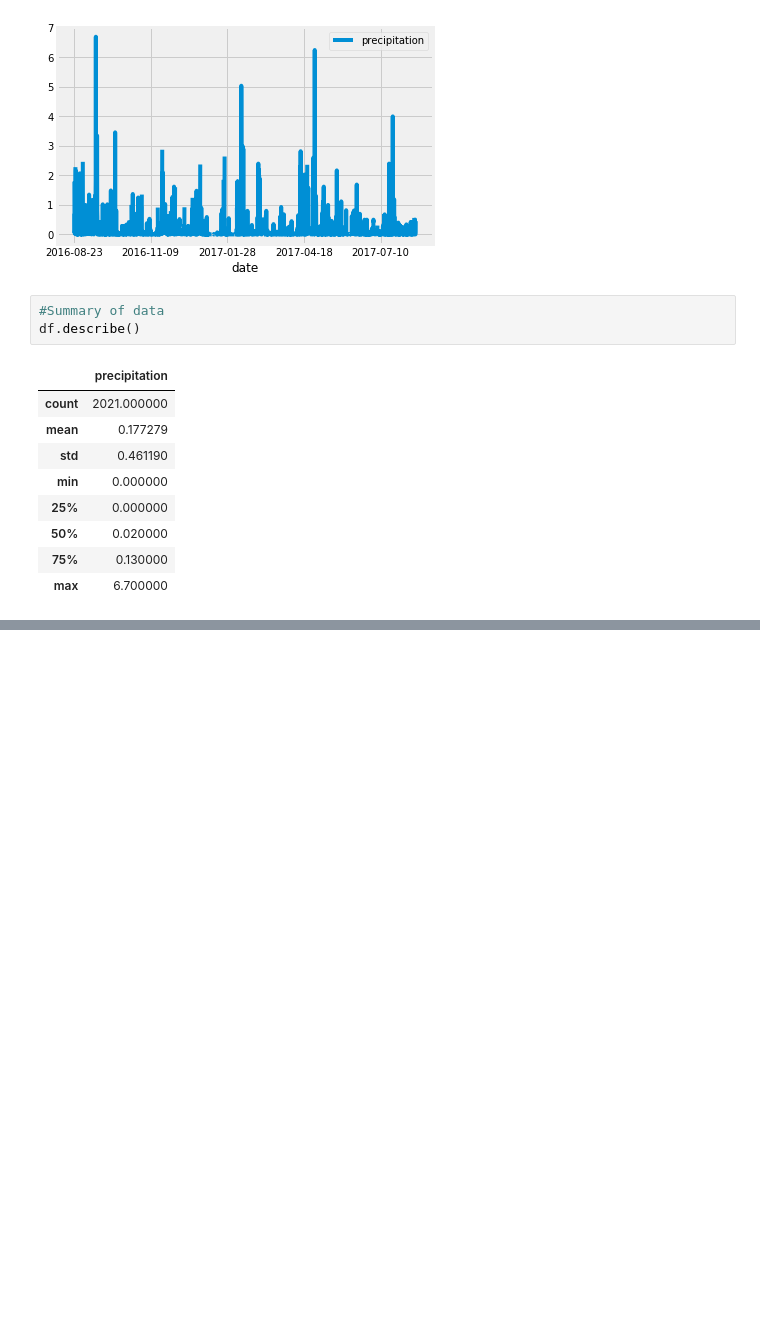
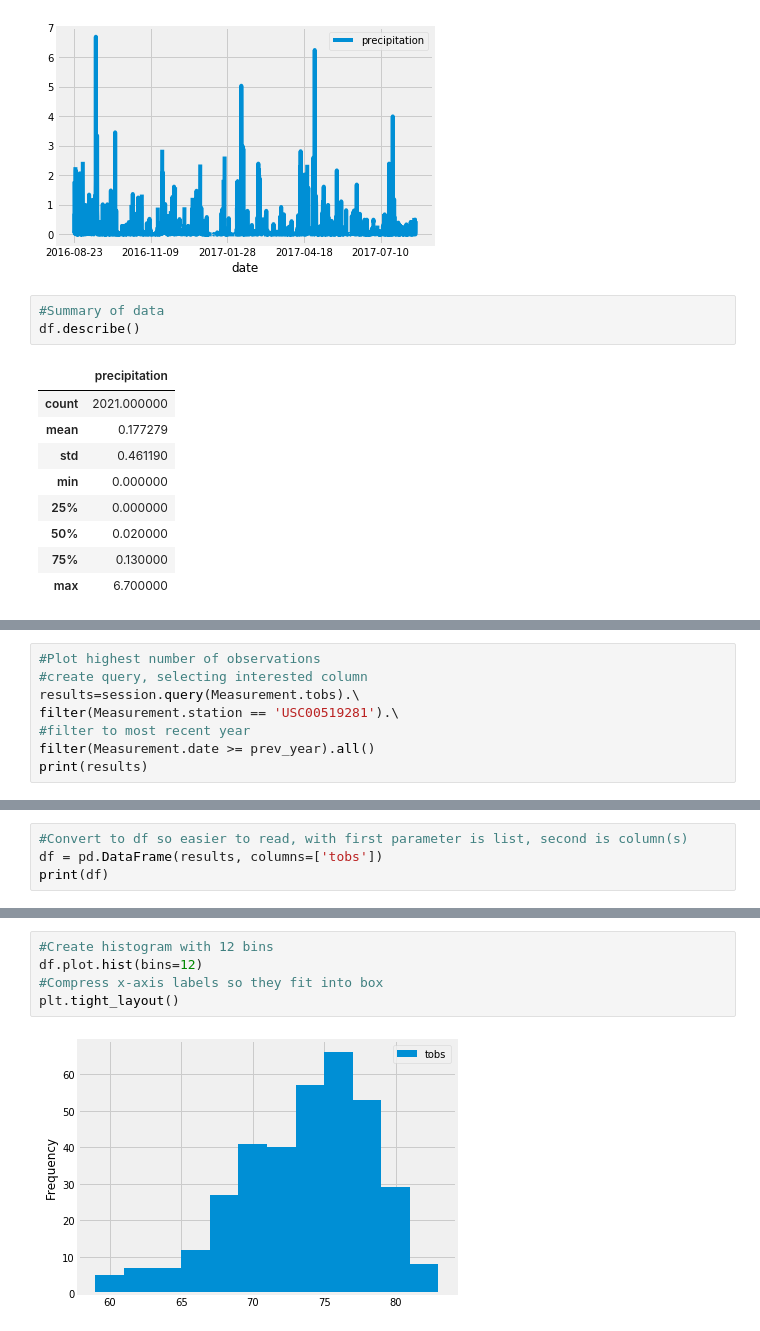
Before and after one commit to hhnguyenn/surfs_up, a Jupyter notebook: climate_analysis.ipynb, the cells around one changed output, grey strips where cells are left out. Cells and saved outputs as stored; diff of their text form; blank space fills up the shorter version.

```diff
--- a/climate_analysis.ipynb
+++ b/climate_analysis.ipynb
@@ -140,0 +166,8 @@ df.describe()
+# %%
+#Plot highest number of observations
+#create query, selecting interested column
+results=session.query(Measurement.tobs).\
+filter(Measurement.station == 'USC00519281').\
+#filter to most recent year
+filter(Measurement.date >= prev_year).all()
+print(results)
@@ -140,0 +176,4 @@ df.describe()
+# %%
+#Convert to df so easier to read, with first parameter is list, second is column(s)
+df = pd.DataFrame(results, columns=['tobs'])
+print(df)
@@ -140,0 +195,7 @@ df.describe()
+# %%
+#Create histogram with 12 bins
+df.plot.hist(bins=12)
+#Compress x-axis labels so they fit into box
+plt.tight_layout()
+# %% [output]
+[figure, added]
```
Also changed, not shown: parts of 5 cells of this notebook.
